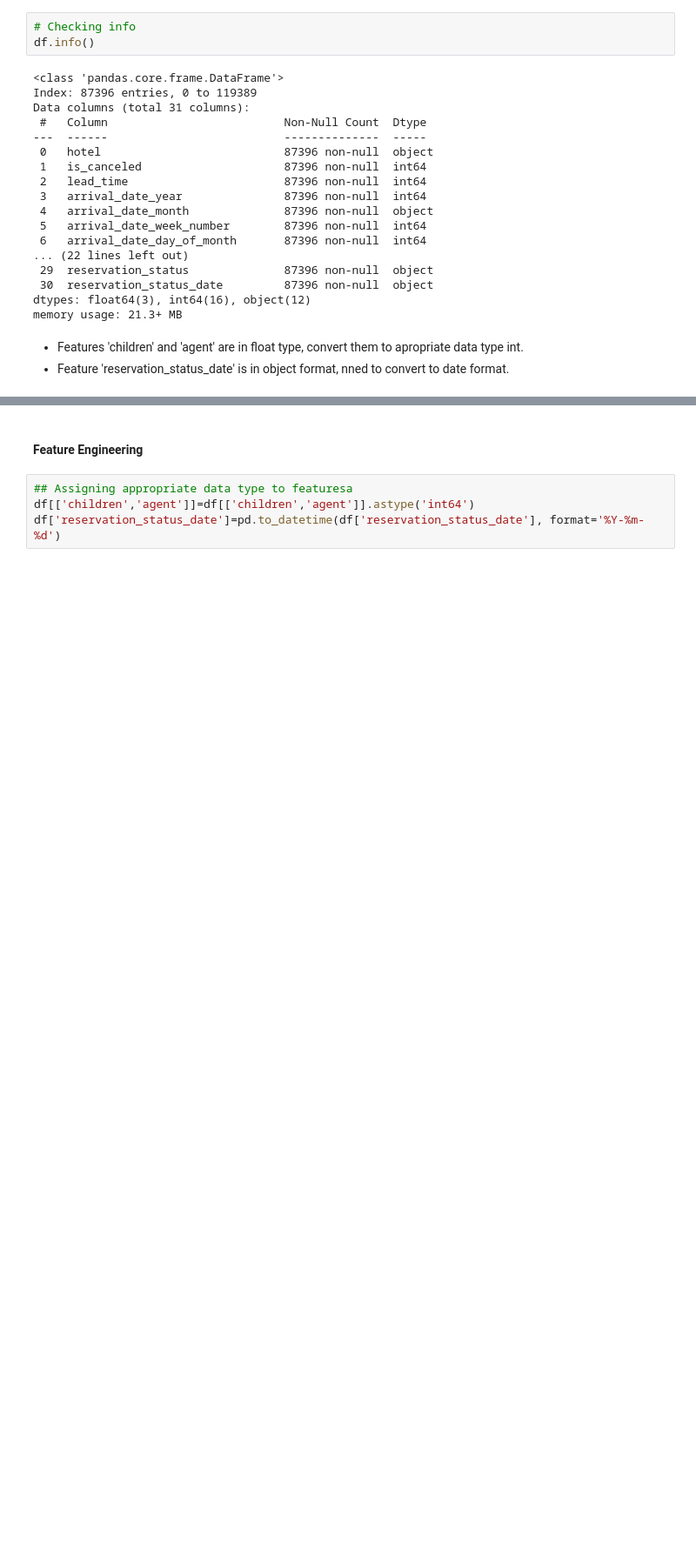
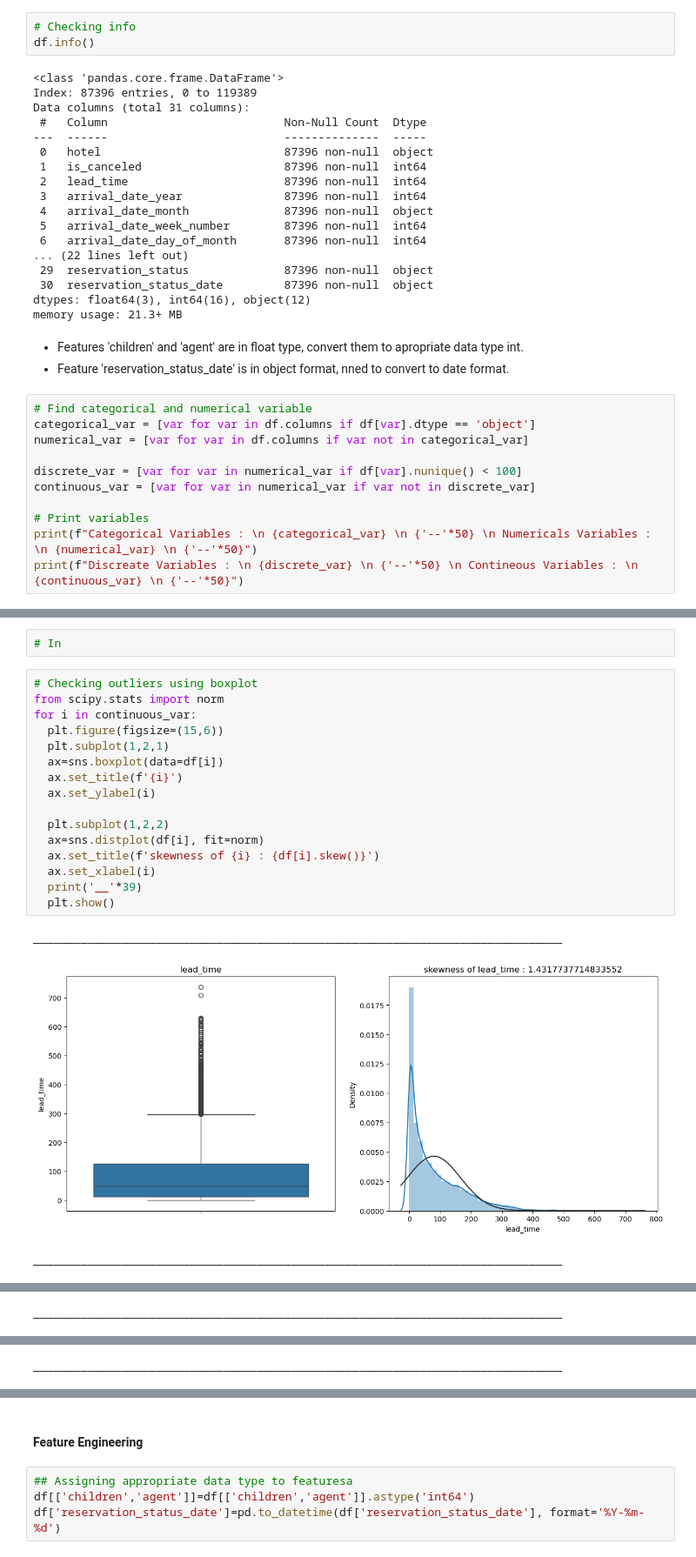
Before and after one commit to ajitmane36/hospitality-data-insights-and-cancellation-prediction-model, a Jupyter notebook: hospitality-data-insights-and-cancellation-prediction.ipynb, the cells around one changed output, grey strips where cells are left out. Shown: that part at 87% size. Saved outputs shown, nothing was run; the diff lists cells and outputs as text; blank space fills up the shorter version.

```diff
--- a/hospitality-data-insights-and-cancellation-prediction.ipynb
+++ b/hospitality-data-insights-and-cancellation-prediction.ipynb
@@ -208,3 +208,14 @@ memory usage: 21.3+ MB
 # %% [markdown]
 - Features 'children' and 'agent' are in float type, convert them to apropriate data type int.
 - Feature 'reservation_status_date' is in object format, nned to convert to date format.
+# %%
+# Find categorical and numerical variable
+categorical_var = [var for var in df.columns if df[var].dtype == 'object']
+numerical_var = [var for var in df.columns if var not in categorical_var]
+
+discrete_var = [var for var in numerical_var if df[var].nunique() < 100]
+continuous_var = [var for var in numerical_var if var not in discrete_var]
+
+# Print variables
+print(f"Categorical Variables : \n {categorical_var} \n {'--'*50} \n Numericals Variables : \n {numerical_var} \n {'--'*50}")
+print(f"Discreate Variables : \n {discrete_var} \n {'--'*50} \n Contineous Variables : \n {continuous_var} \n {'--'*50}")
@@ -210,0 +235,22 @@ memory usage: 21.3+ MB
+# %%
+# In
+# %%
+# Checking outliers using boxplot
+from scipy.stats import norm
+for i in continuous_var:
+  plt.figure(figsize=(15,6))
+  plt.subplot(1,2,1)
+  ax=sns.boxplot(data=df[i])
+  ax.set_title(f'{i}')
+  ax.set_ylabel(i)
+
+  plt.subplot(1,2,2)
+  ax=sns.distplot(df[i], fit=norm)
+  ax.set_title(f'skewness of {i} : {df[i].skew()}')
+  ax.set_xlabel(i)
+  print('__'*39)
+  plt.show()
+# %% [output]
+______________________________________________________________________________
+[figure, added]
+______________________________________________________________________________
@@ -210,0 +258 @@ memory usage: 21.3+ MB
+______________________________________________________________________________
@@ -210,0 +260 @@ memory usage: 21.3+ MB
+______________________________________________________________________________
```
Also changed, not shown: parts of 9 cells of this notebook.
